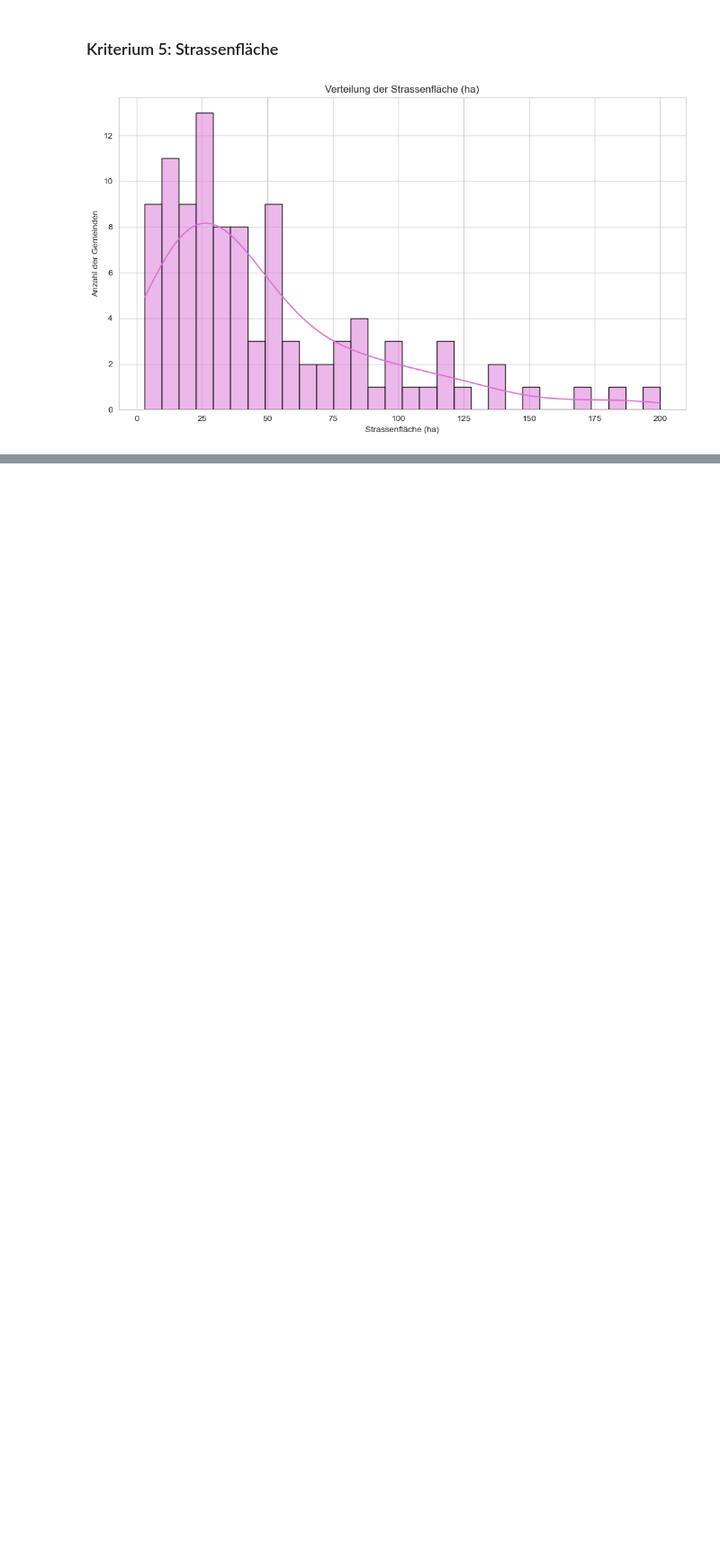
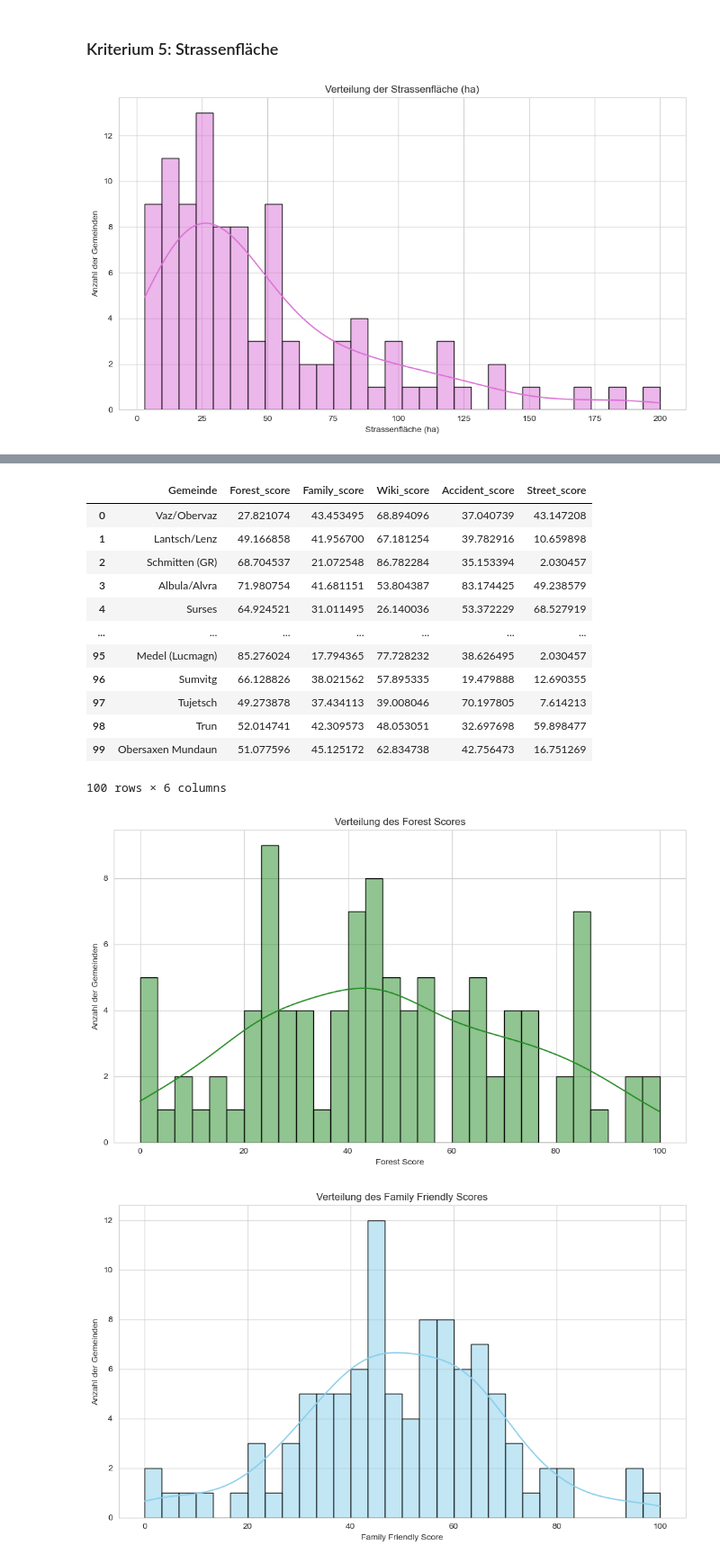
Before and after one commit to gideon-monterosa/dawr, a Jupyter notebook: assignement-1/ranking.ipynb, the cells around one changed output, grey strips where cells are left out. Shown: that part at 90% size. Saved outputs shown, nothing was run; the diff lists cells and outputs as text; code cells hidden in the pictures; blank space fills up the shorter version.

```diff
--- a/assignement-1/ranking.ipynb
+++ b/assignement-1/ranking.ipynb
@@ -277,0 +312,60 @@ def find_best_config():
+# %%
+best_transformations = {
+    'Forest_score': normalize,
+    'Family_score': robust_scale_and_normalize,
+    'Wiki_score': normalize,
+    'Accident_score': boxcox_and_normalize,
+    'Street_score': yeo_johnson_and_normalize
+}
+
+df_rank = df_regio[['Gemeinde']].copy()
+# df_rank = calculate_scores(df_rank, best_transformations)
+df_rank = calculate_scores(df_rank, calculated_config['transformations'])
+display(df_rank)
+
+plot_distribution(df_rank['Forest_score'],
+                  "Verteilung des Forest Scores",
+                  "Forest Score",
+                  "Anzahl der Gemeinden",
+                  'forestgreen')
+
+
+plot_distribution(df_rank['Family_score'],
+                  "Verteilung des Family Friendly Scores",
+                  "Family Friendly Score",
+                  "Anzahl der Gemeinden",
+                  'skyblue')
+
+plot_distribution(df_rank['Wiki_score'],
+                  "Verteilung des Wiki Scores",
+                  "Wiki Score",
+                  "Anzahl der Gemeinden",
+                  'tomato')
+
+plot_distribution(df_rank["Accident_score"],
+                  "Verteilung des Unfall Scores",
+                  "Unfall Score",
+                  "Anzahl der Gemeinden",
+                  'orange')
+
+plot_distribution(df_rank['Street_score'],
+                  "Verteilung des Strassen Score",
+                  "Strassen Score",
+                  "Anzahl der Gemeinden",
+                  'orchid')
+# %% [output]
+|  | Gemeinde | Forest_score | Family_score | Wiki_score | Accident_score | Street_score |
+| 0 | Vaz/Obervaz | 27.821074 | 43.453495 | 68.894096 | 37.040739 | 43.147208 |
+| 1 | Lantsch/Lenz | 49.166858 | 41.956700 | 67.181254 | 39.782916 | 10.659898 |
+| 2 | Schmitten (GR) | 68.704537 | 21.072548 | 86.782284 | 35.153394 | 2.030457 |
+| 3 | Albula/Alvra | 71.980754 | 41.681151 | 53.804387 | 83.174425 | 49.238579 |
+| 4 | Surses | 64.924521 | 31.011495 | 26.140036 | 53.372229 | 68.527919 |
+| ... | ... | ... | ... | ... | ... | ... |
+| 95 | Medel (Lucmagn) | 85.276024 | 17.794365 | 77.728232 | 38.626495 | 2.030457 |
+| 96 | Sumvitg | 66.128826 | 38.021562 | 57.895335 | 19.479888 | 12.690355 |
+| 97 | Tujetsch | 49.273878 | 37.434113 | 39.008046 | 70.197805 | 7.614213 |
+| 98 | Trun | 52.014741 | 42.309573 | 48.053051 | 32.697698 | 59.898477 |
+| 99 | Obersaxen Mundaun | 51.077596 | 45.125172 | 62.834738 | 42.756473 | 16.751269 |
+100 rows × 6 columns
+[figure, added]
+[figure, added]
```
Also changed, not shown: parts of 15 cells of this notebook, 1 other file.
